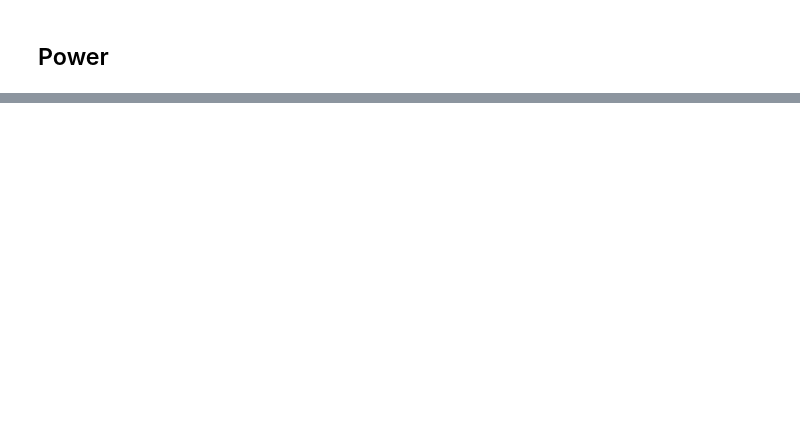
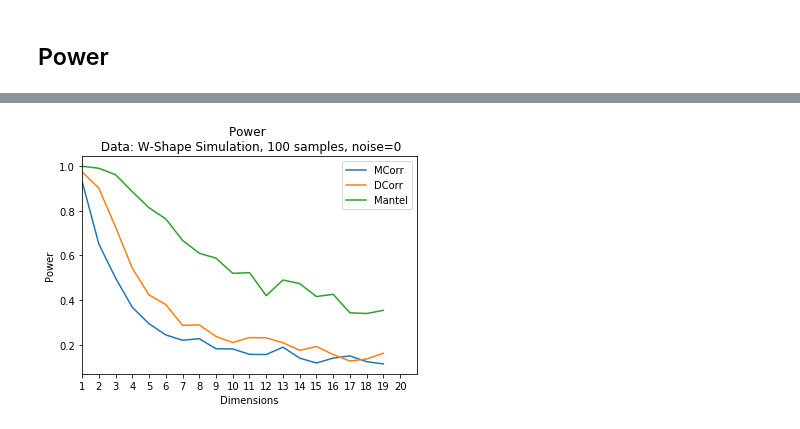
Before and after one commit to neurodata/mgcpy-old, a Jupyter notebook: demos/mcorr_dcorr_mantel.ipynb, the cells around one changed output, grey strips where cells are left out. Drawn from its saved outputs; the diff is of its cells as text; code cells hidden in the pictures; blank space fills up the shorter version.

```diff
--- a/demos/mcorr_dcorr_mantel.ipynb
+++ b/demos/mcorr_dcorr_mantel.ipynb
@@ -135,3 +137,7 @@ plot_power_curve(quad_sim, 20, 'Quadratic')
+# %%
+plot_power_curve(w_sim, 20, 'W-Shape')
+# %% [output]
+[figure, added]
 # %%
 plot_power_curve(joint_sim, 10, 'Joint Normal')
 # %% [output]
```
Also changed, not shown: parts of 12 cells of this notebook.
